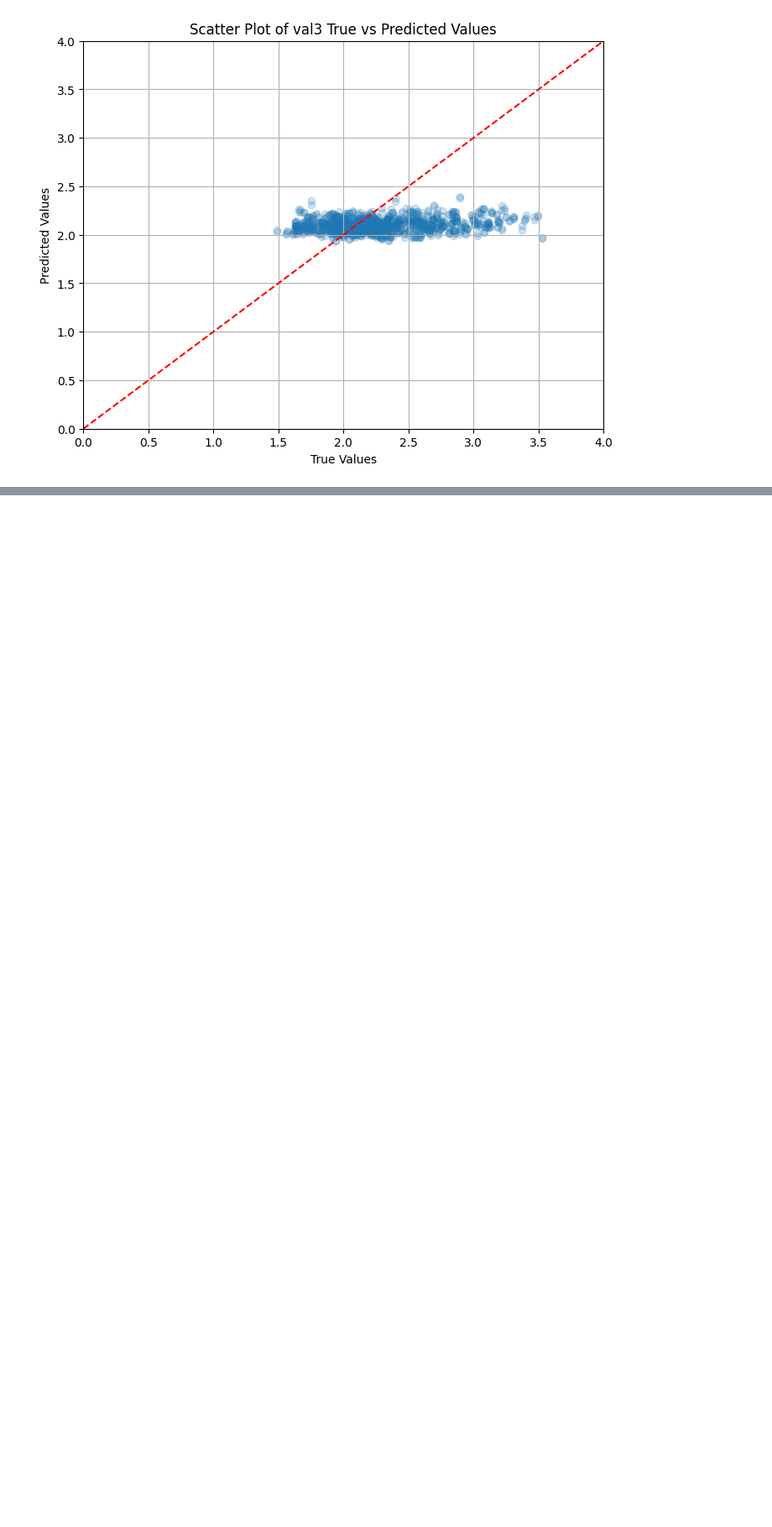
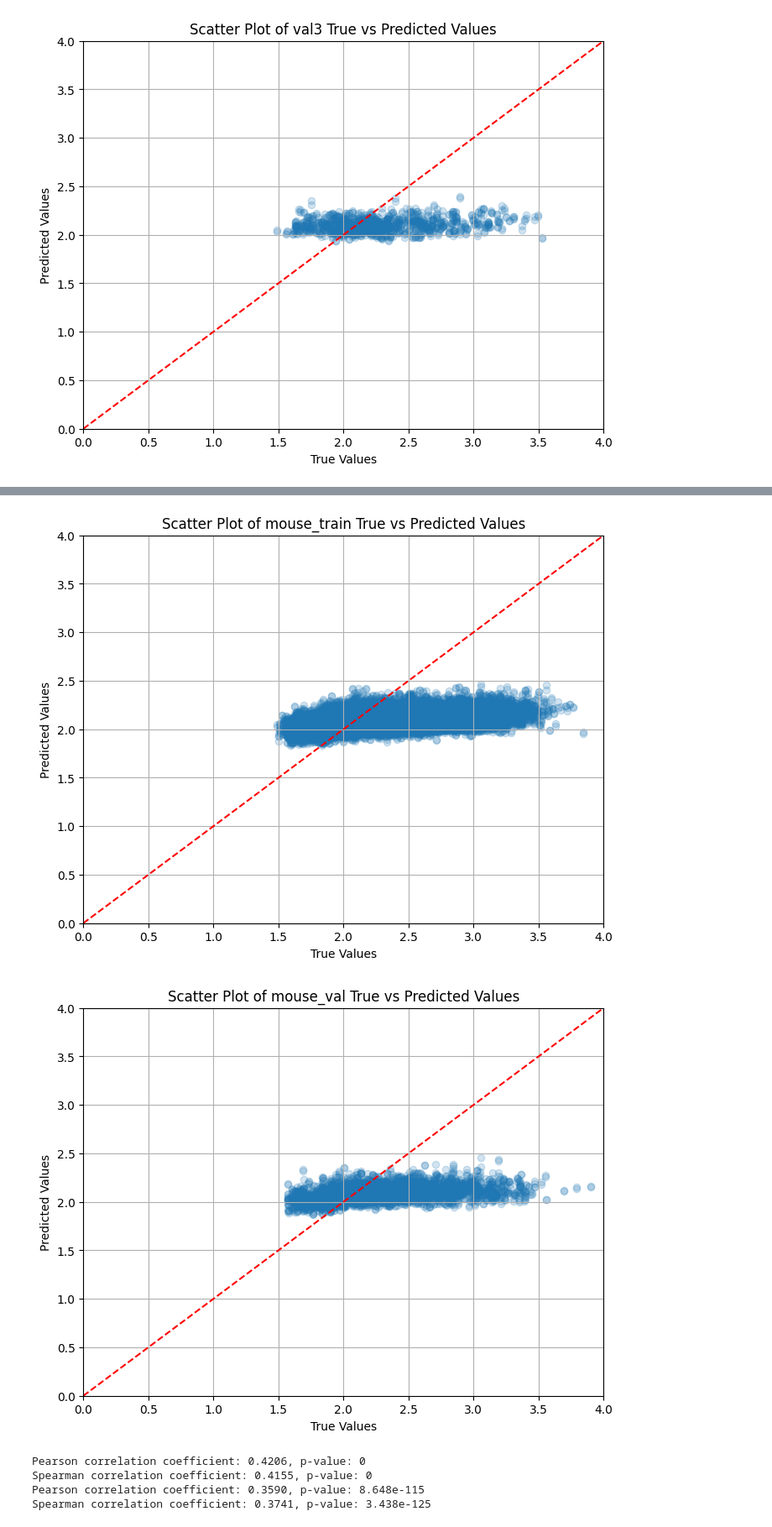
Before and after one commit to KaplowLab/liverRegression, a Jupyter notebook: notebooks/correlations_pos.ipynb, the cells around one changed output, grey strips where cells are left out. Shown at 84% size. Cells and saved outputs as stored; diff of their text form; code cells hidden in the pictures; blank space fills up the shorter version.

```diff
--- a/notebooks/correlations_pos.ipynb
+++ b/notebooks/correlations_pos.ipynb
@@ -359,0 +378,23 @@ mouse_train_real
+# %%
+mouse_pred = pd.read_csv('/home/azstephe/liverRegression/regression_liver/data/model_outputs/ylfry2wl/activations_mouse_VAL_TRAIN_batch.csv', header=None, sep='\t')
+mouse_train_real = pd.read_csv('/home/azstephe/regression_liver/data/sorted_log_20615/splits/mousePos/mouse_liver_TRAINONLY.narrowPeak', header=None, sep='\t')
+mouse_val_real = pd.read_csv('/home/azstephe/regression_liver/data/sorted_log_20615/splits/mousePos/mouse_liver_VAL.narrowPeak', header=None, sep='\t')
+
+mouse_val_real_double = pd.concat([mouse_val_real, mouse_val_real]).sort_index(kind='mergesort').reset_index(drop=True)
+mouse_train_real_double = pd.concat([mouse_train_real, mouse_train_real]).sort_index(kind='mergesort').reset_index(drop=True)
+
+mouse_val_pred = mouse_pred.head(len(mouse_val_real_double))
+mouse_train_pred = mouse_pred.tail(len(mouse_train_real_double))
+
+scatter(mouse_train_pred[0], mouse_train_real_double.iloc[:,4], 'mouse_train')
+scatter(mouse_val_pred[0], mouse_val_real_double.iloc[:,4], 'mouse_val')
+
+pearson_spearman(mouse_train_pred[0], mouse_train_real_double.iloc[:,4])
+pearson_spearman(mouse_val_pred[0], mouse_val_real_double.iloc[:,4])
+# %% [output]
+[figure, added]
+[figure, added]
+Pearson correlation coefficient: 0.4206, p-value: 0
+Spearman correlation coefficient: 0.4155, p-value: 0
+Pearson correlation coefficient: 0.3590, p-value: 8.648e-115
+Spearman correlation coefficient: 0.3741, p-value: 3.438e-125
```
Also changed, not shown: parts of 26 cells of this notebook, 18 other files.
